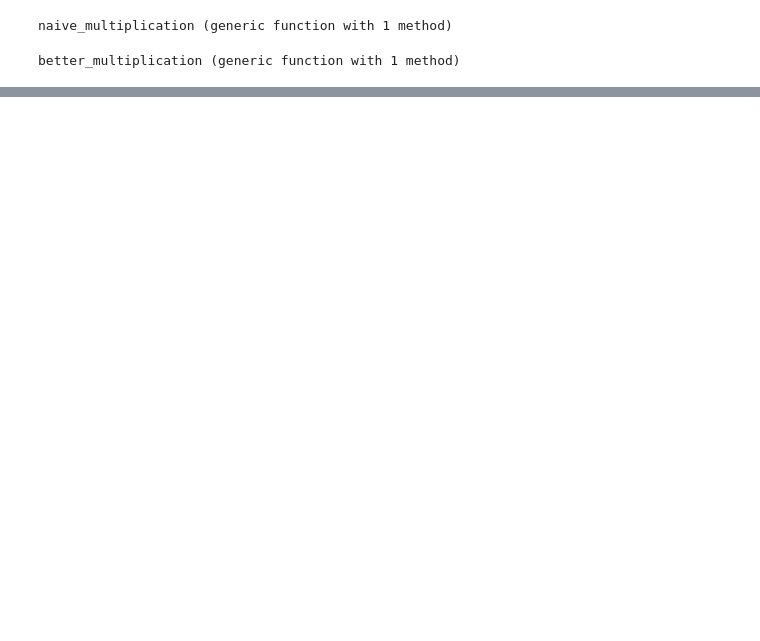
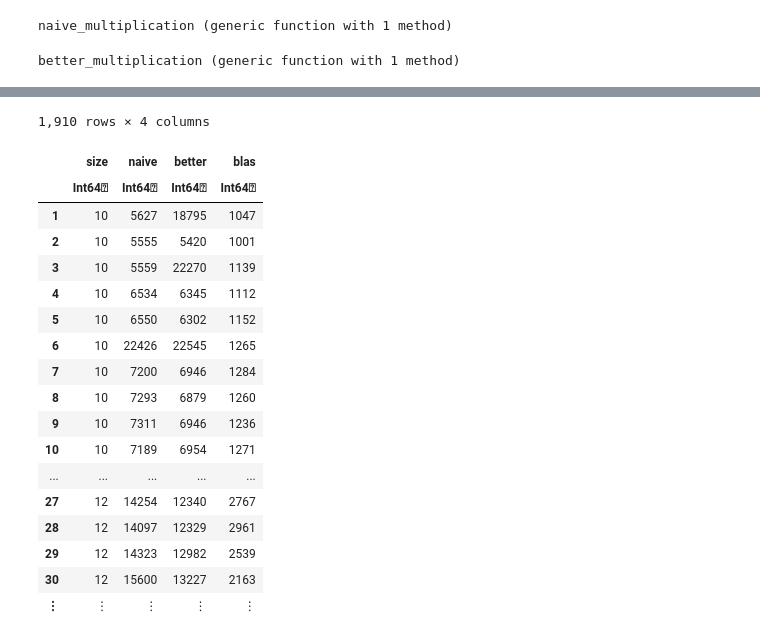
Before and after one commit to piotrek-szczygiel/mownit, a Jupyter notebook: lab3/lab3.ipynb, the cells around one changed output, grey strips where cells are left out. Saved outputs shown, nothing was run; the diff lists cells and outputs as text; code cells hidden in the pictures; blank space fills up the shorter version.

```diff
--- a/lab3/lab3.ipynb
+++ b/lab3/lab3.ipynb
@@ -118,0 +117,22 @@ plot!(processed[:size], blas_p)
+# %%
+data = CSV.read("results.csv")
+# %% [output]
+1,910 rows × 4 columns
+|  | size | naive | better | blas |
+|  | Int64⍰ | Int64⍰ | Int64⍰ | Int64⍰ |
+| 1 | 10 | 5627 | 18795 | 1047 |
+| 2 | 10 | 5555 | 5420 | 1001 |
+| 3 | 10 | 5559 | 22270 | 1139 |
+| 4 | 10 | 6534 | 6345 | 1112 |
+| 5 | 10 | 6550 | 6302 | 1152 |
+| 6 | 10 | 22426 | 22545 | 1265 |
+| 7 | 10 | 7200 | 6946 | 1284 |
+| 8 | 10 | 7293 | 6879 | 1260 |
+| 9 | 10 | 7311 | 6946 | 1236 |
+| 10 | 10 | 7189 | 6954 | 1271 |
+| ... | ... | ... | ... | ... |
+| 27 | 12 | 14254 | 12340 | 2767 |
+| 28 | 12 | 14097 | 12329 | 2961 |
+| 29 | 12 | 14323 | 12982 | 2539 |
+| 30 | 12 | 15600 | 13227 | 2163 |
+| ⋮ | ⋮ | ⋮ | ⋮ | ⋮ |
```
Also changed, not shown: parts of 10 cells of this notebook, 2 other files.
